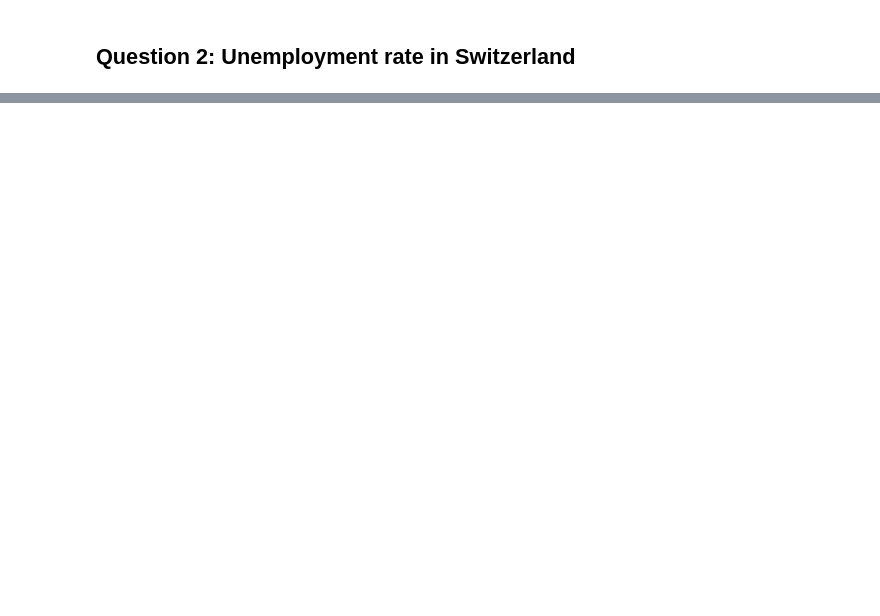
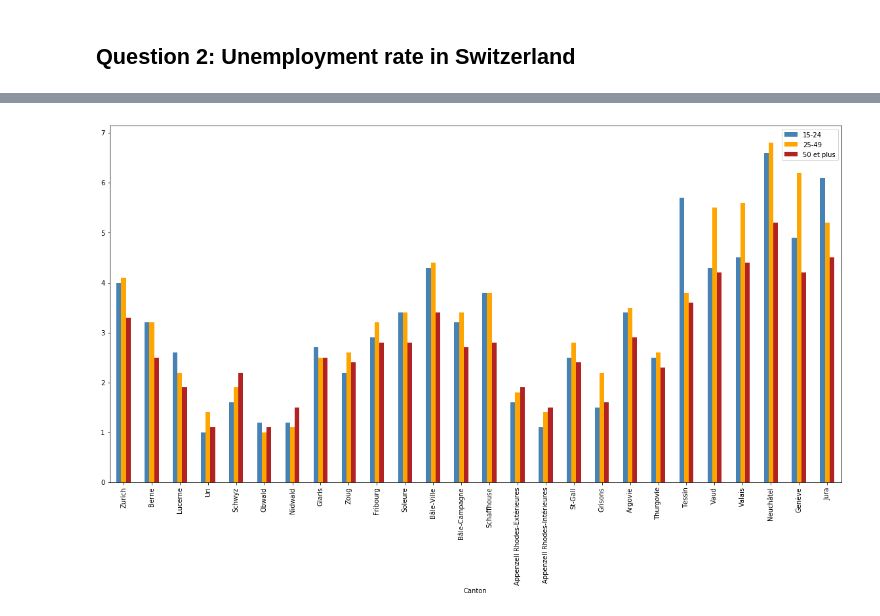
Before and after one commit to Redouane-Elghazi/ADA_ENPantouFLeS, a Jupyter notebook: HW3/HW3.ipynb, the cells around one changed output, grey strips where cells are left out. Drawn from its saved outputs; the diff is of its cells as text; code cells hidden in the pictures; blank space fills up the shorter version.

```diff
--- a/HW3/HW3.ipynb
+++ b/HW3/HW3.ipynb
@@ -179,0 +230,29 @@ def unemployment_ch_map(year,ch_db,extra_color=False) :
+# %%
+## Data
+    # Import the data
+swiss_age_db_path = r'topojson\Swiss_unemployment_age.csv'
+swiss_age_db = pd.read_csv(swiss_age_db_path, encoding = 'utf8')
+
+swiss_age_db.columns = list(map(lambda x: x.replace("Décembre ",""),swiss_age_db.columns))
+swiss_age_db = swiss_age_db.drop(['Mois','Unnamed: 2','Total'],axis=1)
+swiss_young_db = swiss_age_db[swiss_age_db["Classes d'âge 15-24, 25-49, 50 ans et plus"] == '1'].drop("Classes d'âge 15-24, 25-49, 50 ans et plus",axis=1).set_index('Canton')
+swiss_med_db = swiss_age_db[swiss_age_db["Classes d'âge 15-24, 25-49, 50 ans et plus"] == '2'].drop("Classes d'âge 15-24, 25-49, 50 ans et plus",axis=1).set_index('Canton')
+swiss_old_db = swiss_age_db[swiss_age_db["Classes d'âge 15-24, 25-49, 50 ans et plus"] == '3'].drop("Classes d'âge 15-24, 25-49, 50 ans et plus",axis=1).set_index('Canton')
+
+def barplot(year,y_db,m_db,o_db):
+    y = pd.to_numeric(y_db[str(year)])
+    y.name = "15-24"
+
+    m = pd.to_numeric(m_db[str(year)])
+    m.name = "25-49"
+
+    o = pd.to_numeric(o_db[str(year)])
+    o.name = "50 et plus"
+
+    full = pd.concat([y,m,o],axis=1)
+
+    full.plot.bar(figsize=(20,10), color=['steelblue','orange','firebrick'])
+# %%
+barplot(2016,swiss_young_db,swiss_med_db,swiss_old_db)
+# %% [output]
+[figure, added]
```
Also changed, not shown: parts of 8 cells of this notebook, 1 other file.
